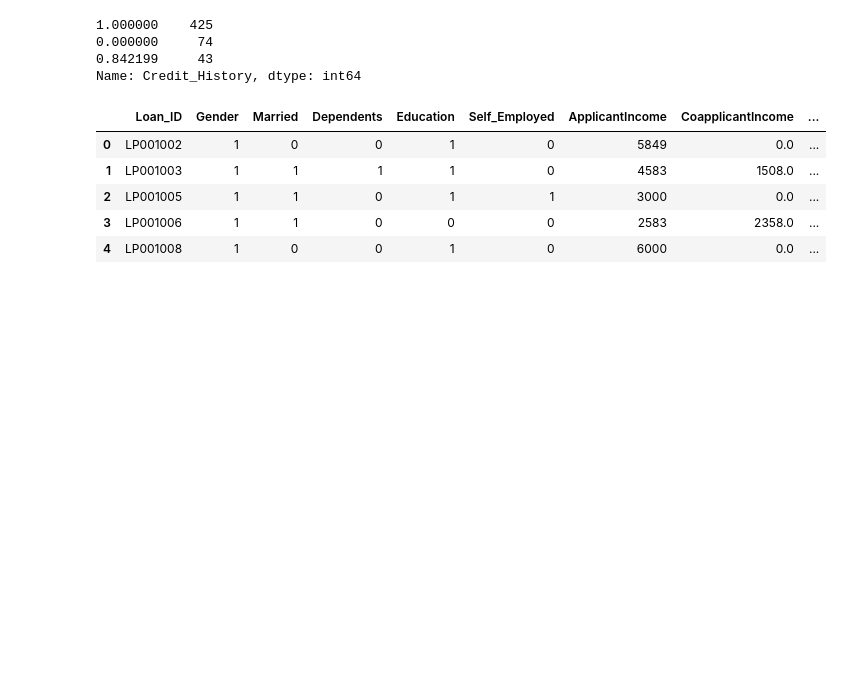
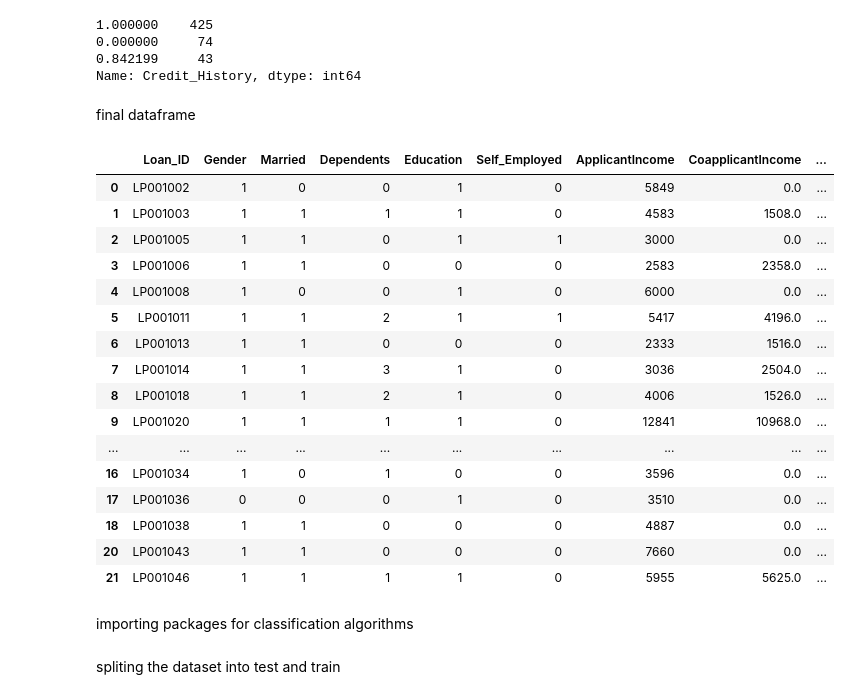
Before and after one commit to miniproject-rt/Loan-Prediction, a Jupyter notebook: miniproject.ipynb, the cells around one changed output. Cells and saved outputs as stored; diff of their text form; code cells hidden in the pictures; blank space fills up the shorter version.

```diff
--- a/miniproject.ipynb
+++ b/miniproject.ipynb
@@ -126,3 +195,4 @@ Name: Loan_Status, dtype: int64
 # %%
-df['Gender'].replace('Male',1,inplace=True)
-df['Gender'].replace('Female',0,inplace=True)
+df['Married'].replace('Yes',1,inplace=True)
+df['Married'].replace('No',0,inplace=True)
+df['Married'].value_counts()
@@ -135,4 +219,4 @@ Name: Gender, dtype: int64
 # %%
-df.Married=df.Married.map({'Yes':1 ,'No':0})
-df['Married'].value_counts()
+df.Self_Employed = df.Self_Employed.map({'Yes':1,'No':0})
+df['Self_Employed'].value_counts()
 # %% [output]
@@ -142,4 +226,4 @@ Name: Married, dtype: int64
 # %%
-df.Dependents=df.Dependents.map({'0':0 ,'1':1, '2':2,'3+':3})
-df['Dependents'].value_counts()
+df.Property_Area = df.Property_Area.map({'Urban':1,'Rural':0,'Semiurban':2})
+df['Property_Area'].value_counts()
 # %% [output]
@@ -165,3 +233,0 @@ Name: Self_Employed, dtype: int64
-# %%
-df.Property_Area=df.Property_Area.map({'Urban':2 ,'Rural':0,'Semiurban':1})
-df['Property_Area'].value_counts()
@@ -192,12 +267,27 @@ df['Credit_History'].value_counts()
 0.000000     74
 0.842199     43
 Name: Credit_History, dtype: int64
+# %% [markdown]
+final dataframe
 # %%
-df.head()
+df.head(20)
 # %% [output]
 |  | Loan_ID | Gender | Married | Dependents | Education | Self_Employed | ApplicantIncome | CoapplicantIncome | ... |
 | 0 | LP001002 | 1 | 0 | 0 | 1 | 0 | 5849 | 0.0 | ... |
 | 1 | LP001003 | 1 | 1 | 1 | 1 | 0 | 4583 | 1508.0 | ... |
 | 2 | LP001005 | 1 | 1 | 0 | 1 | 1 | 3000 | 0.0 | ... |
 | 3 | LP001006 | 1 | 1 | 0 | 0 | 0 | 2583 | 2358.0 | ... |
 | 4 | LP001008 | 1 | 0 | 0 | 1 | 0 | 6000 | 0.0 | ... |
+| 5 | LP001011 | 1 | 1 | 2 | 1 | 1 | 5417 | 4196.0 | ... |
+| 6 | LP001013 | 1 | 1 | 0 | 0 | 0 | 2333 | 1516.0 | ... |
+| 7 | LP001014 | 1 | 1 | 3 | 1 | 0 | 3036 | 2504.0 | ... |
+| 8 | LP001018 | 1 | 1 | 2 | 1 | 0 | 4006 | 1526.0 | ... |
+| 9 | LP001020 | 1 | 1 | 1 | 1 | 0 | 12841 | 10968.0 | ... |
+| ... | ... | ... | ... | ... | ... | ... | ... | ... | ... |
+| 16 | LP001034 | 1 | 0 | 1 | 0 | 0 | 3596 | 0.0 | ... |
+| 17 | LP001036 | 0 | 0 | 0 | 1 | 0 | 3510 | 0.0 | ... |
+| 18 | LP001038 | 1 | 1 | 0 | 0 | 0 | 4887 | 0.0 | ... |
+| 20 | LP001043 | 1 | 1 | 0 | 0 | 0 | 7660 | 0.0 | ... |
+| 21 | LP001046 | 1 | 1 | 1 | 1 | 0 | 5955 | 5625.0 | ... |
+# %% [markdown]
+importing packages for classification algorithms
@@ -203,0 +298,2 @@ df.head()
+# %% [markdown]
+spliting the dataset into test and train
```
Also changed, not shown: parts of 79 cells of this notebook.
